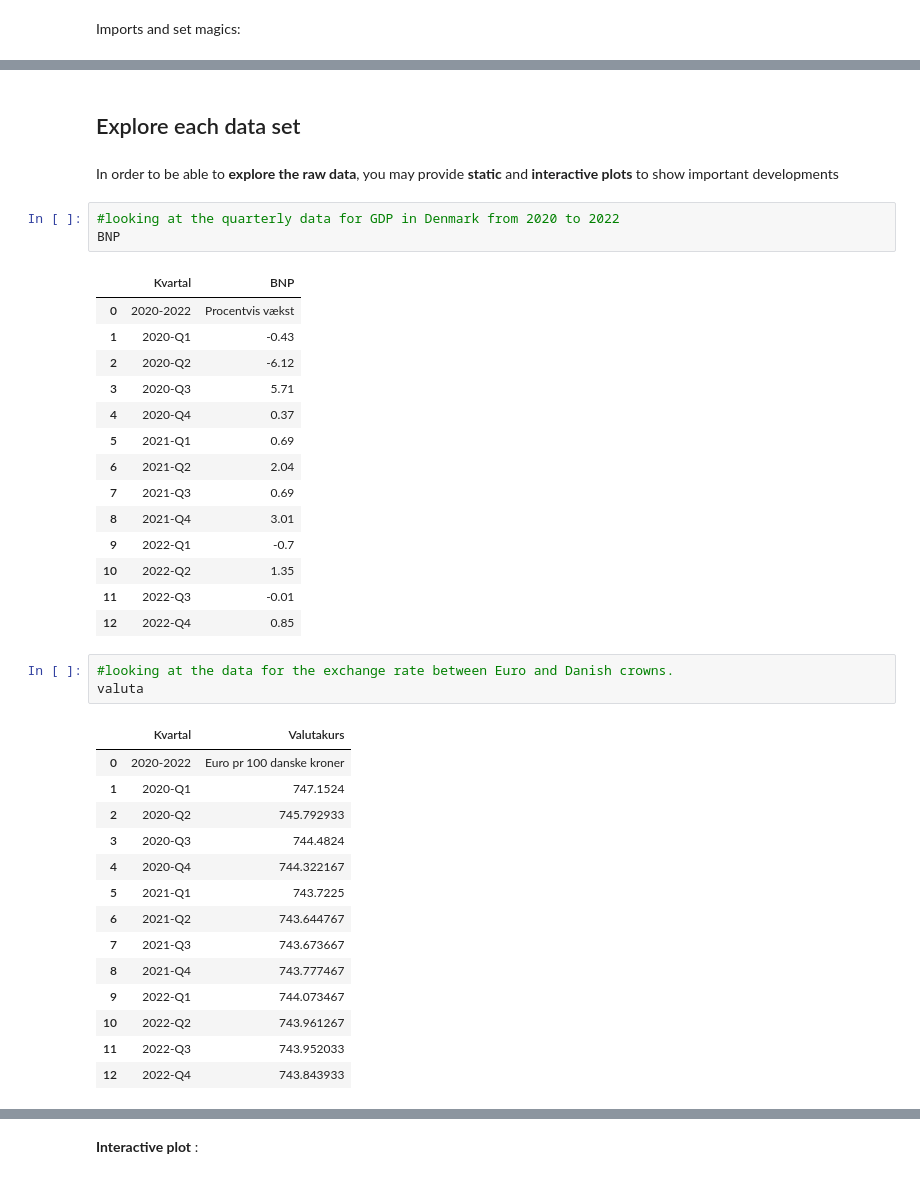
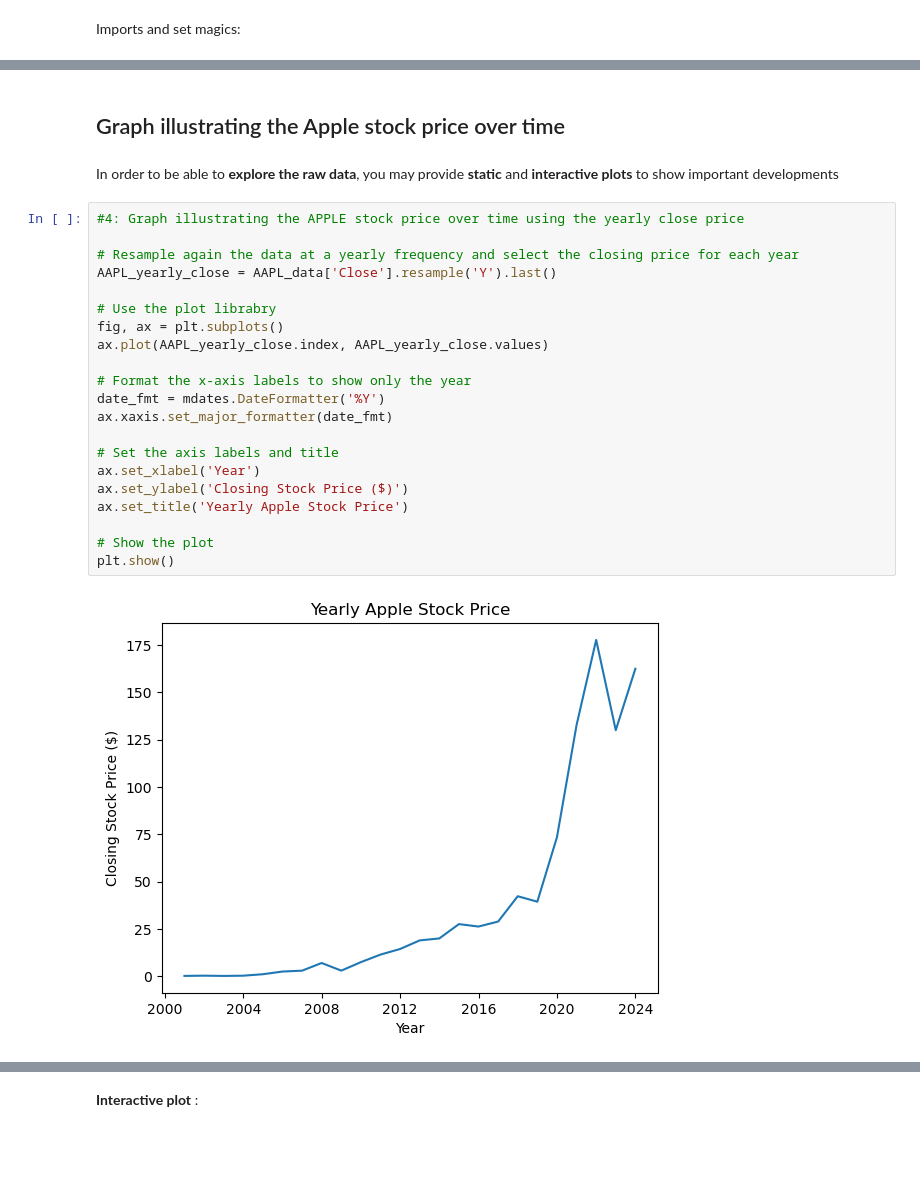
Before and after one commit to NumEconCopenhagen/projects-2023-jc, a Jupyter notebook: dataproject/dataproject.ipynb, the cells around one changed output, grey strips where cells are left out. Drawn from its saved outputs; the diff is of its cells as text; blank space fills up the shorter version.

```diff
--- a/dataproject/dataproject.ipynb
+++ b/dataproject/dataproject.ipynb
@@ -114,40 +147,27 @@ ValueError: Cannot specify ',' with 's'.
-# %% [markdown]
-## Explore each data set
+# %% [markdown]
+## Graph illustrating the Apple stock price over time
 # %% [markdown]
 In order to be able to **explore the raw data**, you may provide **static** and **interactive plots** to show important developments
-# %%
-#looking at the quarterly data for GDP in Denmark from 2020 to 2022
-BNP
-# %% [output]
-|  | Kvartal | BNP |
-| 0 | 2020-2022 | Procentvis vækst |
-| 1 | 2020-Q1 | -0.43 |
-| 2 | 2020-Q2 | -6.12 |
-| 3 | 2020-Q3 | 5.71 |
-| 4 | 2020-Q4 | 0.37 |
-| 5 | 2021-Q1 | 0.69 |
-| 6 | 2021-Q2 | 2.04 |
-| 7 | 2021-Q3 | 0.69 |
-| 8 | 2021-Q4 | 3.01 |
-| 9 | 2022-Q1 | -0.7 |
-| 10 | 2022-Q2 | 1.35 |
-| 11 | 2022-Q3 | -0.01 |
-| 12 | 2022-Q4 | 0.85 |
-# %%
-#looking at the data for the exchange rate between Euro and Danish crowns.
-valuta
-# %% [output]
-|  | Kvartal | Valutakurs |
-| 0 | 2020-2022 | Euro pr 100 danske kroner |
-| 1 | 2020-Q1 | 747.1524 |
-| 2 | 2020-Q2 | 745.792933 |
-| 3 | 2020-Q3 | 744.4824 |
-| 4 | 2020-Q4 | 744.322167 |
-| 5 | 2021-Q1 | 743.7225 |
-| 6 | 2021-Q2 | 743.644767 |
-| 7 | 2021-Q3 | 743.673667 |
-| 8 | 2021-Q4 | 743.777467 |
-| 9 | 2022-Q1 | 744.073467 |
-| 10 | 2022-Q2 | 743.961267 |
-| 11 | 2022-Q3 | 743.952033 |
-| 12 | 2022-Q4 | 743.843933 |
+# %%
+#4: Graph illustrating the APPLE stock price over time using the yearly close price
+
+# Resample again the data at a yearly frequency and select the closing price for each year
+AAPL_yearly_close = AAPL_data['Close'].resample('Y').last()
+
+# Use the plot librabry
+fig, ax = plt.subplots()
+ax.plot(AAPL_yearly_close.index, AAPL_yearly_close.values)
+
+# Format the x-axis labels to show only the year
+date_fmt = mdates.DateFormatter('%Y')
+ax.xaxis.set_major_formatter(date_fmt)
+
+# Set the axis labels and title
+ax.set_xlabel('Year')
+ax.set_ylabel('Closing Stock Price ($)')
+ax.set_title('Yearly Apple Stock Price')
+
+# Show the plot
+plt.show()
+# %% [output]
+[figure, added]
```
Also changed, not shown: parts of 18 cells of this notebook, 1 other file.
